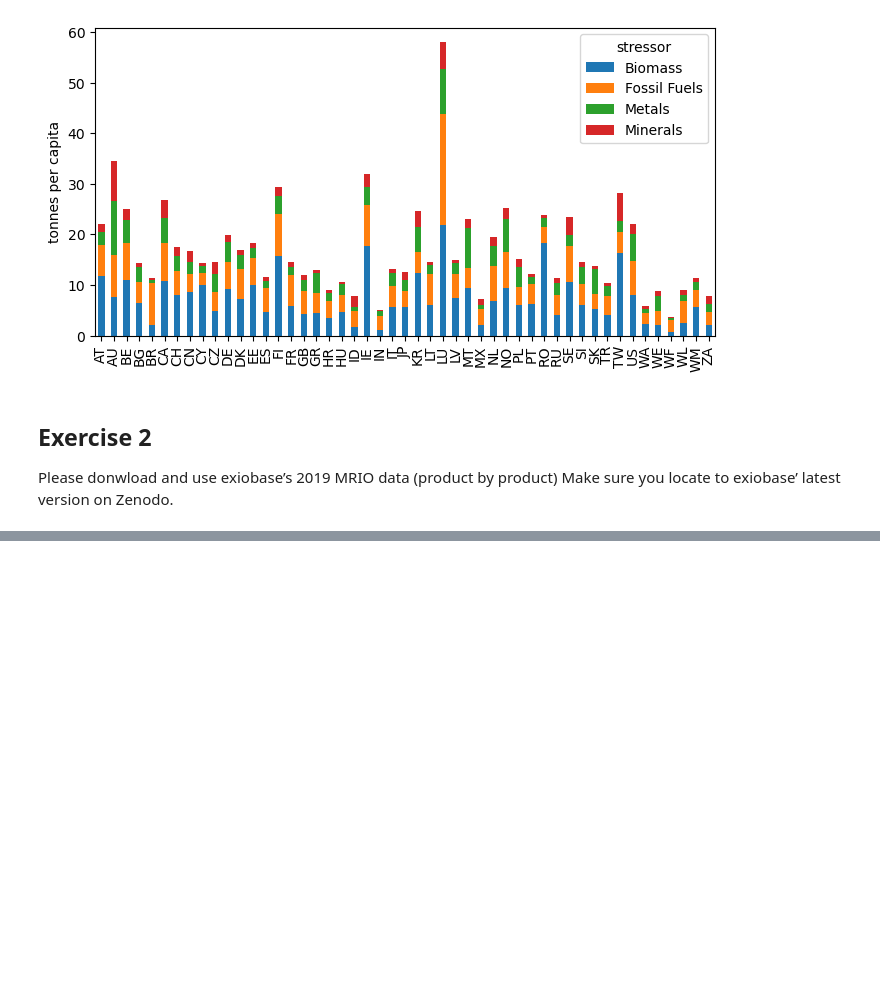
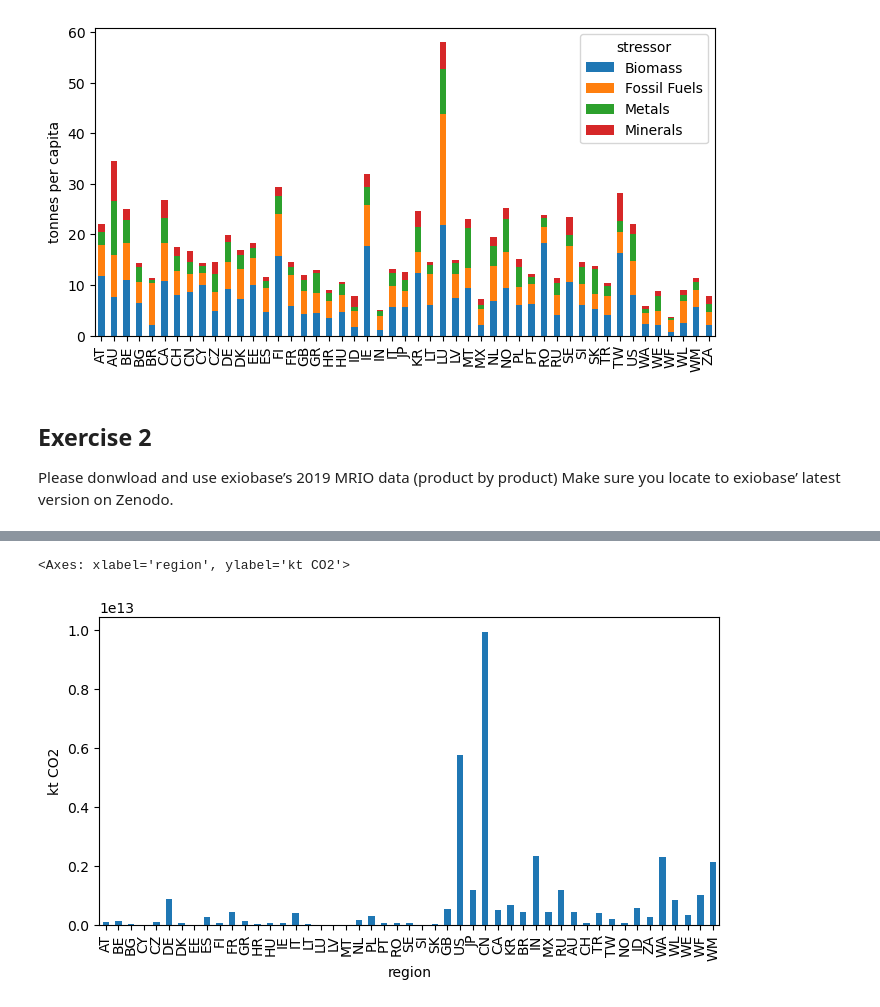
Before and after one commit to adrien-perello/EEIOA, a Jupyter notebook: scripts/08_mock_exam_extra.ipynb, the cells around one changed output, grey strips where cells are left out. Drawn from its saved outputs; the diff is of its cells as text; code cells hidden in the pictures; blank space fills up the shorter version.

```diff
--- a/scripts/08_mock_exam_extra.ipynb
+++ b/scripts/08_mock_exam_extra.ipynb
@@ -687,0 +727,5 @@ dir_path = "../data/exiobase/_pxp/IOT_2019_pxp/"
+# %%
+# select extension indicator
+MASK = f.index.str.contains("CO2")
+CO2 = f.loc[MASK].index
+CO2
@@ -687,0 +739,20 @@ dir_path = "../data/exiobase/_pxp/IOT_2019_pxp/"
+# %%
+# CO2 footprint per region (total)
+f_co2 = f.loc[CO2]
+F_y_co2 = F_y.loc[CO2]
+fLY_co2 = f_co2 @ LY
+
+e_fp_co2 = fLY_co2 + F_y_co2
+
+# Sanity check
+# if not (fLY_co2.shape == F_y_co2.shape):
+#     raise IndexError("shape error")
+
+# Uncomment to display result
+# e_fp_co2
+# %%
+# Keep regions (column level 0) and sum accross categories (column level 1)
+e_fp_co2_regions = e_fp_co2.groupby('region', axis=1).sum()
+e_fp_co2_regions = e_fp_co2_regions.reindex(columns=region_labels)  # groupby() reshuffles, so apply reindex()
+
+e_fp_co2_regions
@@ -687,0 +769,6 @@ dir_path = "../data/exiobase/_pxp/IOT_2019_pxp/"
+# %%
+# aggregate CO2 extensions
+e_fp_agg_co2_regions = e_fp_co2_regions.sum(axis=0)
+
+# Display result
+e_fp_agg_co2_regions
@@ -687,0 +793,13 @@ dir_path = "../data/exiobase/_pxp/IOT_2019_pxp/"
+# %%
+# Visualize
+(e_fp_agg_co2_regions).plot(
+    figsize = (8,4),
+    kind = 'bar',
+    ylabel = "kt CO2",
+)
+
+# Check units are indeed in kg
+# F_unit.loc[CO2]
+# %% [output]
+<Axes: xlabel='region', ylabel='kt CO2'>
+[figure, added]
```
Also changed, not shown: parts of 22 cells of this notebook.
